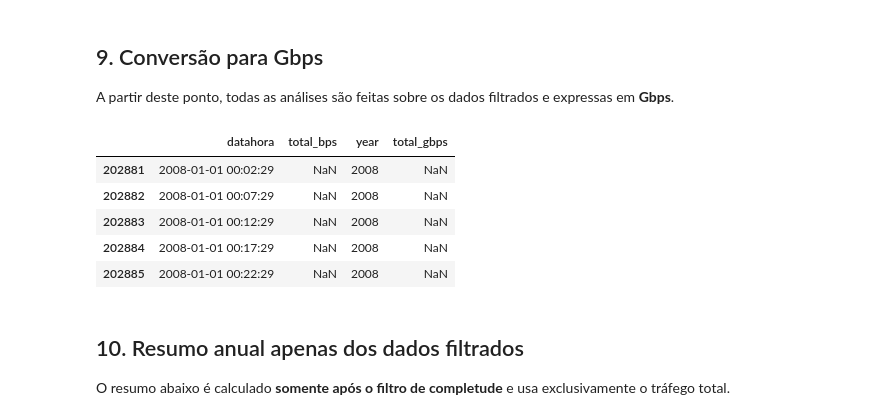
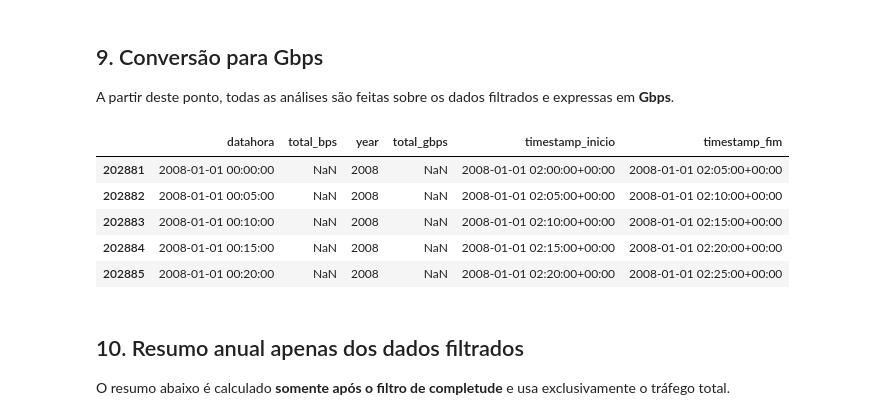
Before and after one commit to chmillan/mba-ai-usp, a Jupyter notebook: monograph/notebooks/00_data_preparation.ipynb, the cells around one changed output. Drawn from its saved outputs; the diff is of its cells as text; code cells hidden in the pictures.

Commit message:
fix: correct RRD timestamps and validate analysis pipeline

```diff
--- a/monograph/notebooks/00_data_preparation.ipynb
+++ b/monograph/notebooks/00_data_preparation.ipynb
@@ -98,14 +126,22 @@ Saída: /Users/cristiane/git/mba-ai-usp/monograph/data/processed
 # %%
-tree = ET.parse(arquivo_xml)
-root = tree.getroot()
+with arquivo_xml.open("rb") as f:
+    eventos = ET.iterparse(f, events=("start", "end"))
+    _, root = next(eventos)
+    for evento, elemento in eventos:
+        if evento == "start" and elemento.tag == "database":
+            break
 
 step = int(root.find("step").text)
 lastupdate = int(root.find("lastupdate").text)
-rows = root.find("rra/database").findall("row")
-
+rra = root.find("rra")
+pdp_per_row = int(rra.find("pdp_per_row").text)
+cf = rra.find("cf").text.strip()
+intervalo = step * pdp_per_row
+assert step > 0 and pdp_per_row > 0
+assert intervalo == 300 and cf == "AVERAGE", "Revisar a RRA antes de usar este pipeline."
 print("step (segundos):", step)
 print("lastupdate:", lastupdate)
-print("número de linhas:", len(rows))
+print("RRA:", cf, "| PDPs por linha:", pdp_per_row, "| intervalo:", intervalo)
 # %% [output]
 step (segundos): 300
 lastupdate: 1768334849
@@ -248,14 +325,17 @@ Dimensão da base filtrada: (1897273, 3)
 A partir deste ponto, todas as análises são feitas sobre os dados filtrados e expressas em **Gbps**.
 # %%
 df_filtrado["total_gbps"] = df_filtrado["total_bps"] / 1e9
+# Mantém as quatro colunas anteriores, acrescentando os instantes UTC.
+df_filtrado = df_filtrado[["datahora", "total_bps", "year", "total_gbps",
+                           "timestamp_inicio", "timestamp_fim"]]
 df_filtrado.head()
 # %% [output]
-|  | datahora | total_bps | year | total_gbps |
-| 202881 | 2008-01-01 00:02:29 | NaN | 2008 | NaN |
-| 202882 | 2008-01-01 00:07:29 | NaN | 2008 | NaN |
-| 202883 | 2008-01-01 00:12:29 | NaN | 2008 | NaN |
-| 202884 | 2008-01-01 00:17:29 | NaN | 2008 | NaN |
-| 202885 | 2008-01-01 00:22:29 | NaN | 2008 | NaN |
+|  | datahora | total_bps | year | total_gbps | timestamp_inicio | timestamp_fim |
+| 202881 | 2008-01-01 00:00:00 | NaN | 2008 | NaN | 2008-01-01 02:00:00+00:00 | 2008-01-01 02:05:00+00:00 |
+| 202882 | 2008-01-01 00:05:00 | NaN | 2008 | NaN | 2008-01-01 02:05:00+00:00 | 2008-01-01 02:10:00+00:00 |
+| 202883 | 2008-01-01 00:10:00 | NaN | 2008 | NaN | 2008-01-01 02:10:00+00:00 | 2008-01-01 02:15:00+00:00 |
+| 202884 | 2008-01-01 00:15:00 | NaN | 2008 | NaN | 2008-01-01 02:15:00+00:00 | 2008-01-01 02:20:00+00:00 |
+| 202885 | 2008-01-01 00:20:00 | NaN | 2008 | NaN | 2008-01-01 02:20:00+00:00 | 2008-01-01 02:25:00+00:00 |
 # %% [markdown]
 ## 10. Resumo anual apenas dos dados filtrados
 
```
Also changed, not shown: parts of 17 cells of this notebook, 7 other files.
